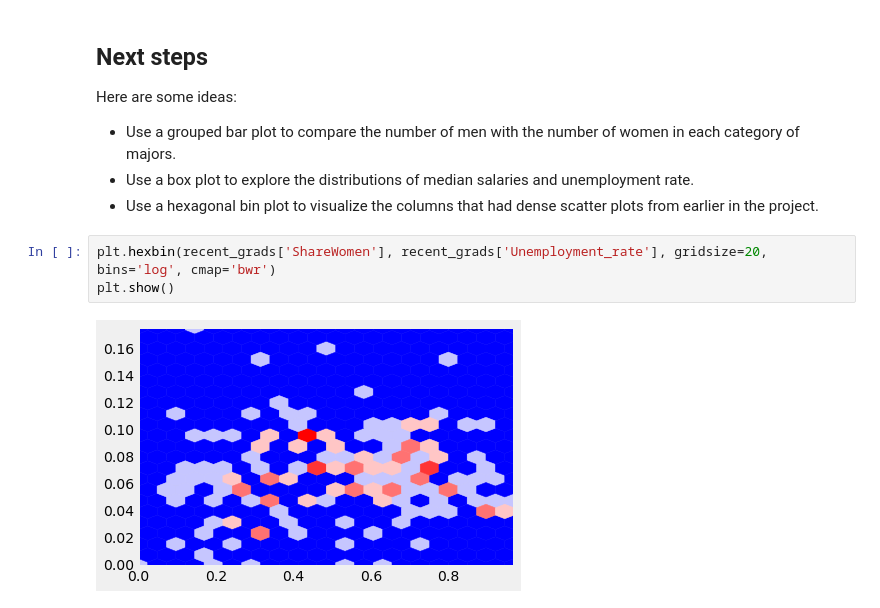
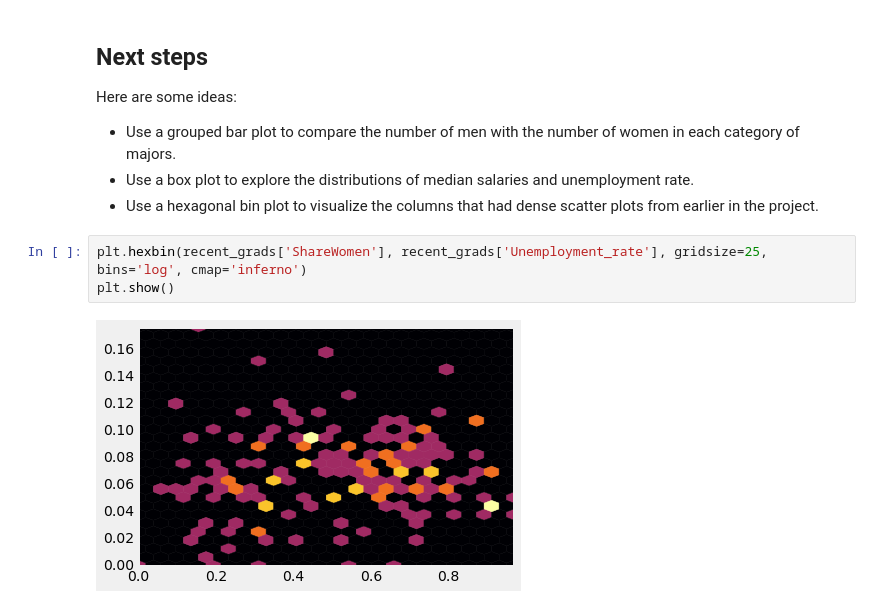
Before and after one commit to lemoinef/Exploratory-Data-Visualization, a Jupyter notebook: visualizing_earnings_by_majors.ipynb, the cells around one changed output. Cells and saved outputs as stored; diff of their text form.

Commit message:
change hexbin to inferno

```diff
--- a/visualizing_earnings_by_majors.ipynb
+++ b/visualizing_earnings_by_majors.ipynb
@@ -161,7 +161,7 @@ Here are some ideas:
 - Use a box plot to explore the distributions of median salaries and unemployment rate.
 - Use a hexagonal bin plot to visualize the columns that had dense scatter plots from earlier in the project.
 # %%
-plt.hexbin(recent_grads['ShareWomen'], recent_grads['Unemployment_rate'], gridsize=20, bins='log', cmap='bwr')
+plt.hexbin(recent_grads['ShareWomen'], recent_grads['Unemployment_rate'], gridsize=25, bins='log', cmap='inferno')
 plt.show()
 # %% [output]
-[figure, old version]
+[figure, new version]
```
